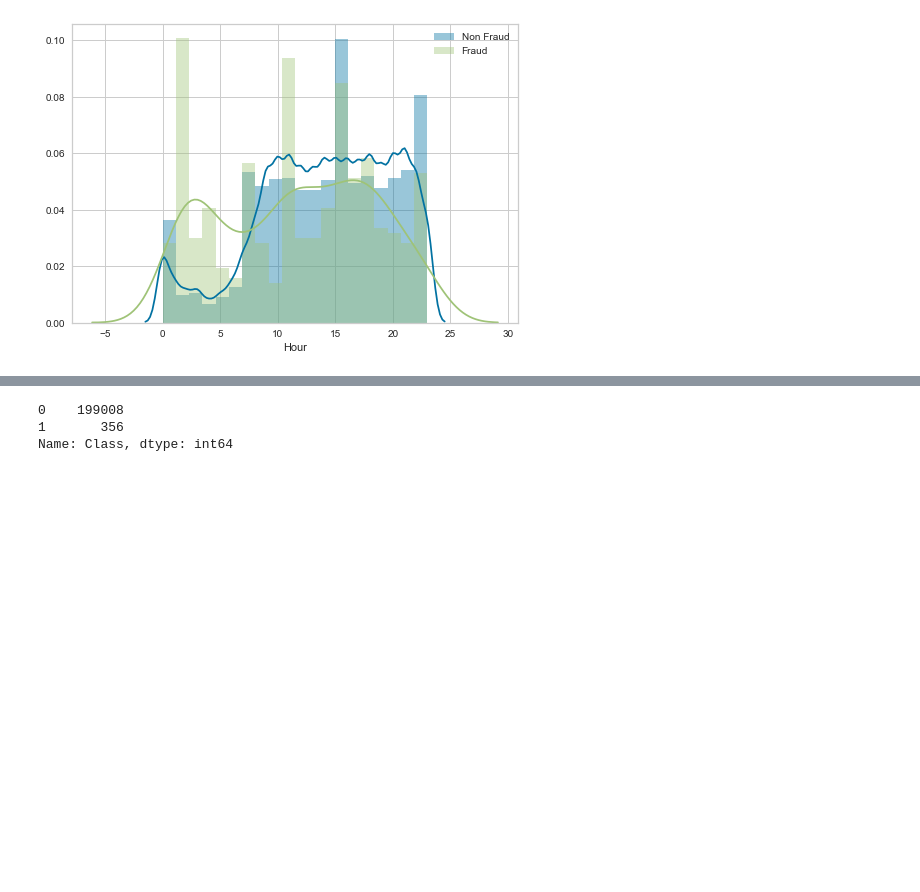
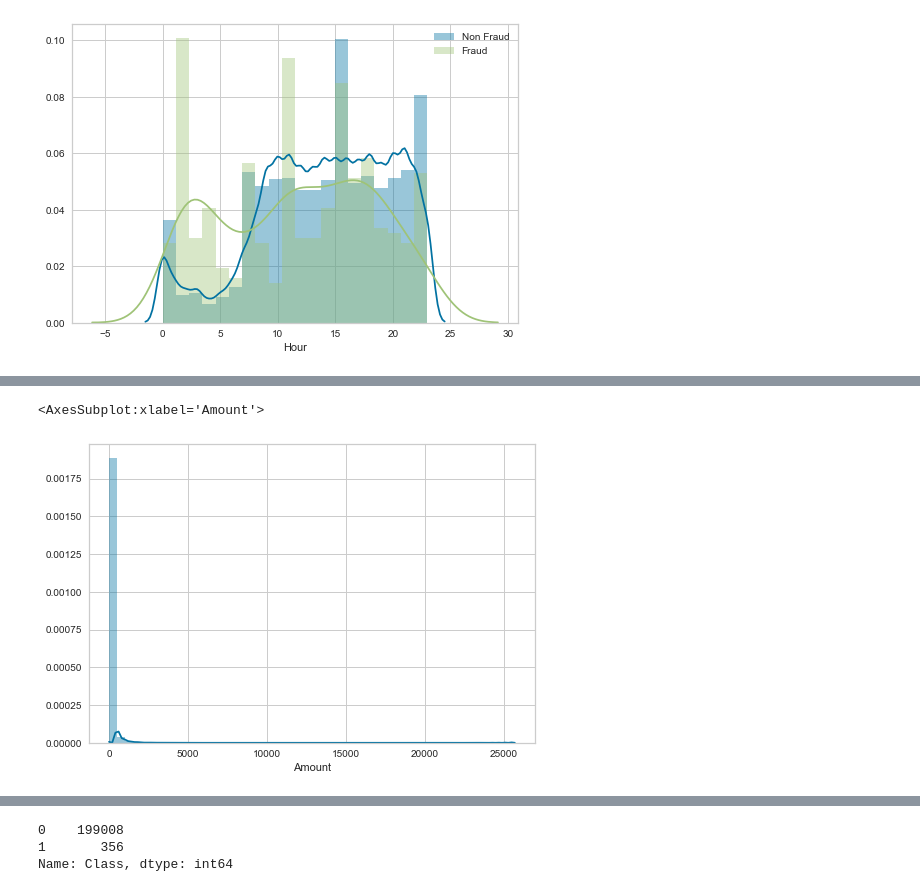
Before and after one commit to Shinyui/Credit-Card-Fraud-Detection, a Jupyter notebook: modeling w logistic v2.ipynb, the cells around one changed output, grey strips where cells are left out. Drawn from its saved outputs; the diff is of its cells as text; code cells hidden in the pictures; blank space fills up the shorter version.

```diff
--- a/modeling w logistic v2.ipynb
+++ b/modeling w logistic v2.ipynb
@@ -100,0 +102,5 @@ X_train["Amount"] = scalar.transform(X_train[["Amount"]])[:,0]
+# %%
+sns.distplot(X_train["Amount"])
+# %% [output]
+<AxesSubplot:xlabel='Amount'>
+[figure, added]
```
Also changed, not shown: parts of 16 cells of this notebook, 1 other file.
